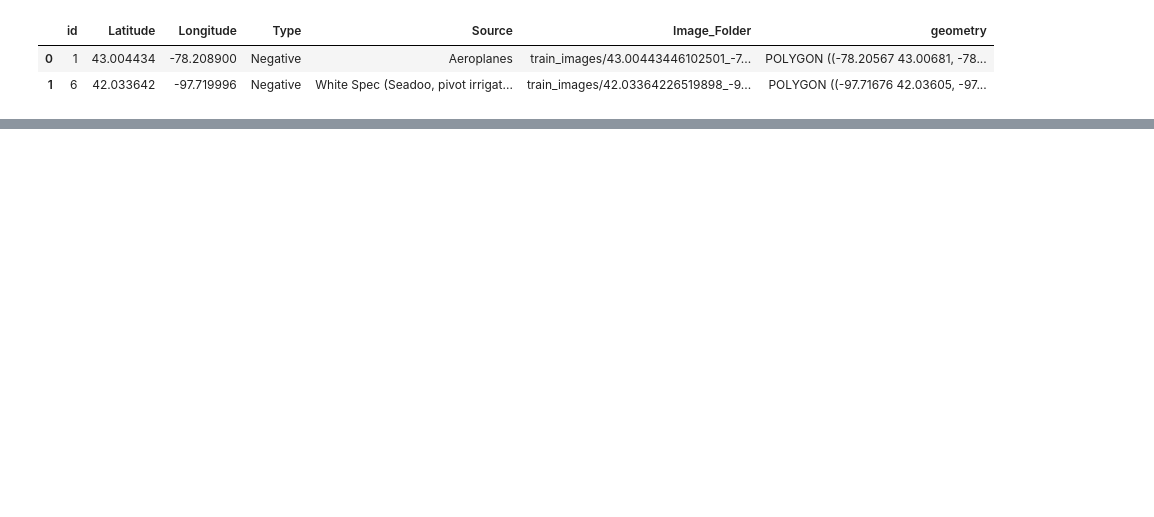
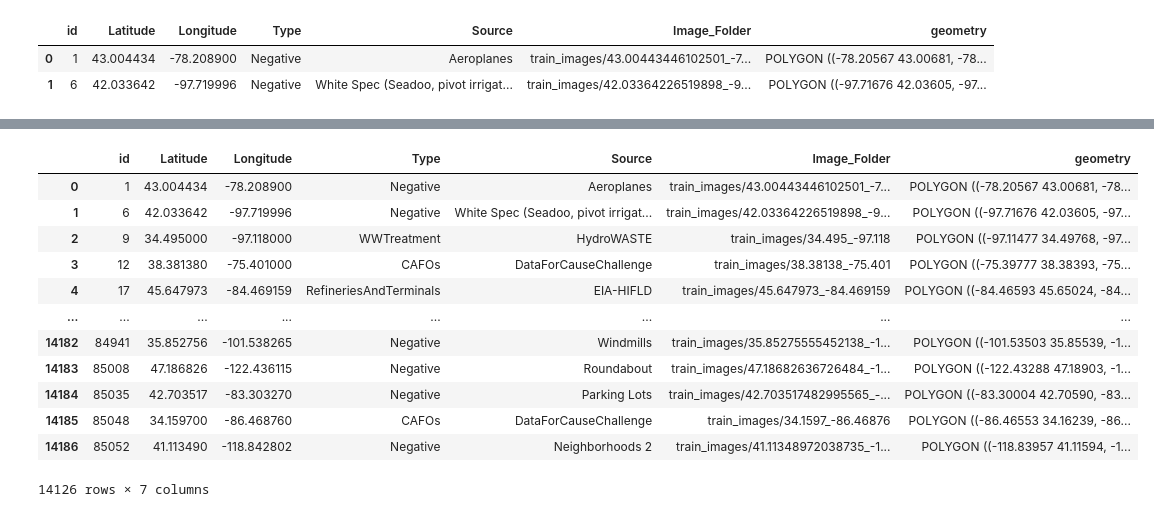
Before and after one commit to carlajord/methane_source, a Jupyter notebook: efficient_net.ipynb, the cells around one changed output, grey strips where cells are left out. Saved outputs shown, nothing was run; the diff lists cells and outputs as text; code cells hidden in the pictures; blank space fills up the shorter version.

```diff
--- a/efficient_net.ipynb
+++ b/efficient_net.ipynb
@@ -183,0 +138,16 @@ y_pred[y_pred < 0.5] = 0
+# %%
+labels_unique
+# %% [output]
+|  | id | Latitude | Longitude | Type | Source | Image_Folder | geometry |
+| 0 | 1 | 43.004434 | -78.208900 | Negative | Aeroplanes | train_images/43.00443446102501_-7... | POLYGON ((-78.20567 43.00681, -78... |
+| 1 | 6 | 42.033642 | -97.719996 | Negative | White Spec (Seadoo, pivot irrigat... | train_images/42.03364226519898_-9... | POLYGON ((-97.71676 42.03605, -97... |
+| 2 | 9 | 34.495000 | -97.118000 | WWTreatment | HydroWASTE | train_images/34.495_-97.118 | POLYGON ((-97.11477 34.49768, -97... |
+| 3 | 12 | 38.381380 | -75.401000 | CAFOs | DataForCauseChallenge | train_images/38.38138_-75.401 | POLYGON ((-75.39777 38.38393, -75... |
+| 4 | 17 | 45.647973 | -84.469159 | RefineriesAndTerminals | EIA-HIFLD | train_images/45.647973_-84.469159 | POLYGON ((-84.46593 45.65024, -84... |
+| ... | ... | ... | ... | ... | ... | ... | ... |
+| 14182 | 84941 | 35.852756 | -101.538265 | Negative | Windmills | train_images/35.85275555452138_-1... | POLYGON ((-101.53503 35.85539, -1... |
+| 14183 | 85008 | 47.186826 | -122.436115 | Negative | Roundabout | train_images/47.18682636726484_-1... | POLYGON ((-122.43288 47.18903, -1... |
+| 14184 | 85035 | 42.703517 | -83.303270 | Negative | Parking Lots | train_images/42.703517482995565_-... | POLYGON ((-83.30004 42.70590, -83... |
+| 14185 | 85048 | 34.159700 | -86.468760 | CAFOs | DataForCauseChallenge | train_images/34.1597_-86.46876 | POLYGON ((-86.46553 34.16239, -86... |
+| 14186 | 85052 | 41.113490 | -118.842802 | Negative | Neighborhoods 2 | train_images/41.11348972038735_-1... | POLYGON ((-118.83957 41.11594, -1... |
+14126 rows × 7 columns
```
Also changed, not shown: parts of 25 cells of this notebook.
